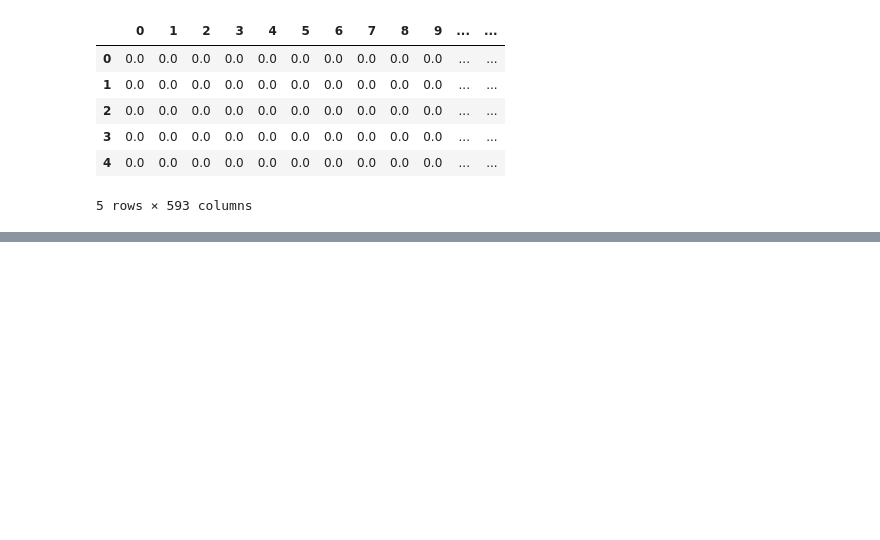
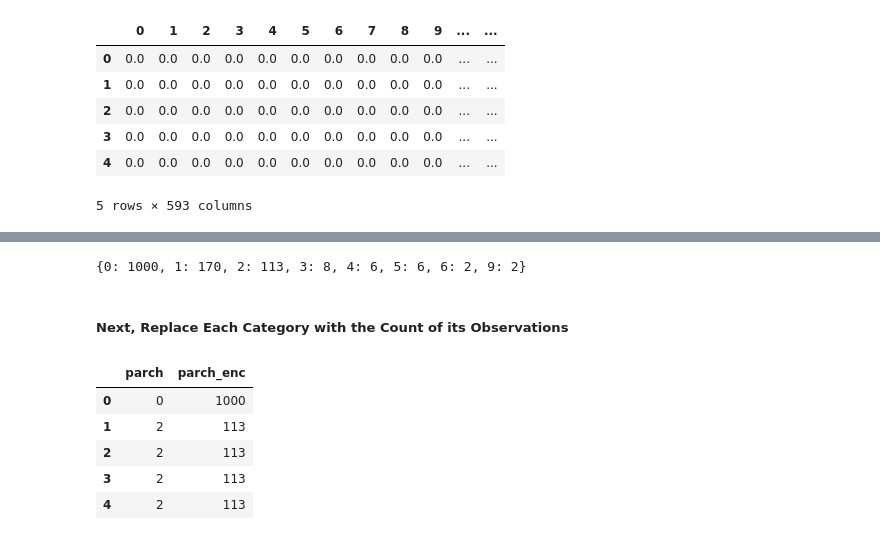
Before and after one commit to jtupitza-msft/edsp-mentoring-program, a Jupyter notebook: 04-Feature-Engineering.ipynb, the cells around one changed output, grey strips where cells are left out. Saved outputs shown, nothing was run; the diff lists cells and outputs as text; code cells hidden in the pictures; blank space fills up the shorter version.

```diff
--- a/04-Feature-Engineering.ipynb
+++ b/04-Feature-Engineering.ipynb
@@ -747,0 +784,22 @@ Name: ticket, Length: 927, dtype: int64
+# %%
+column = 'parch'
+df_copy = df[categorical_cols].copy()
+
+count_map = df_copy[column].value_counts().to_dict()
+count_map
+# %% [output]
+{0: 1000, 1: 170, 2: 113, 3: 8, 4: 6, 5: 6, 6: 2, 9: 2}
+# %% [markdown]
+##### Next, Replace Each Category with the Count of its Observations
+# %%
+col_enc = 'parch_enc'
+df_copy[col_enc] = df[column].map(count_map)
+
+df_copy[[column, col_enc]].head()
+# %% [output]
+|  | parch | parch_enc |
+| 0 | 0 | 1000 |
+| 1 | 2 | 113 |
+| 2 | 2 | 113 |
+| 3 | 2 | 113 |
+| 4 | 2 | 113 |
```
Also changed, not shown: parts of 21 cells of this notebook.
